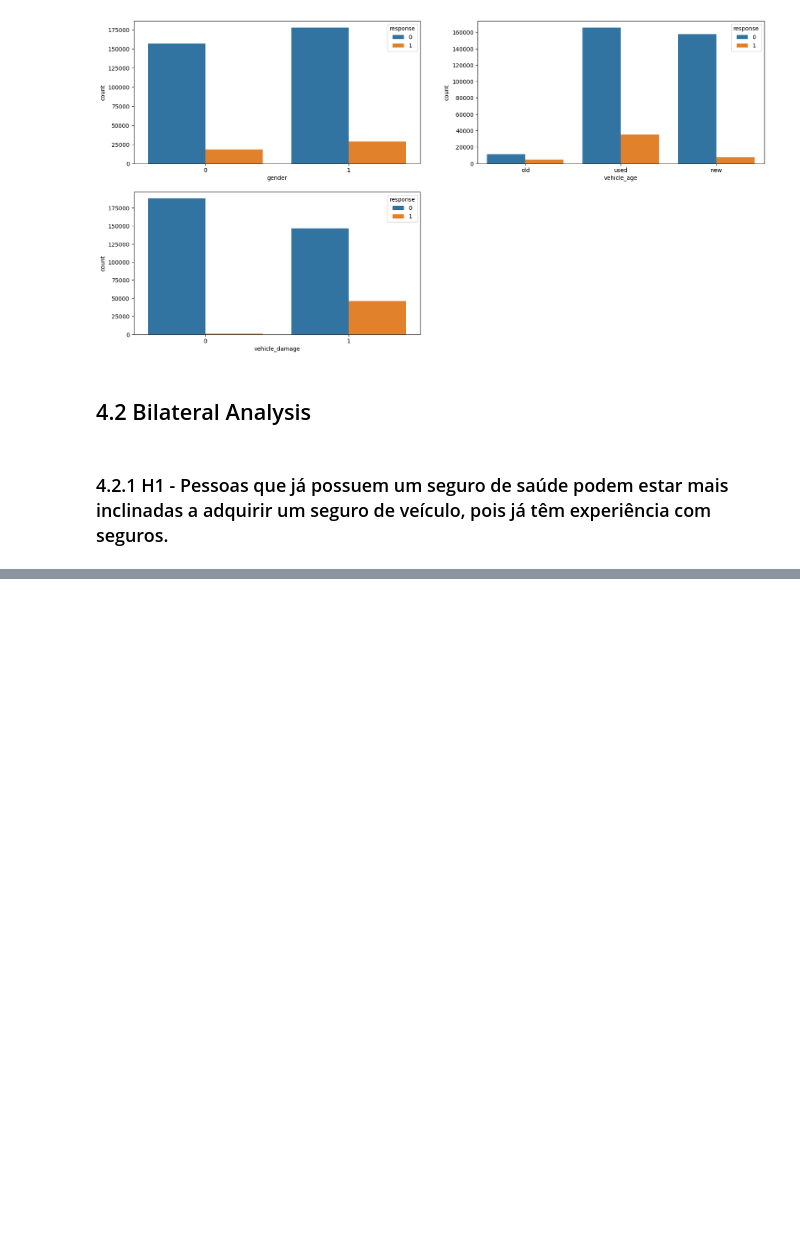
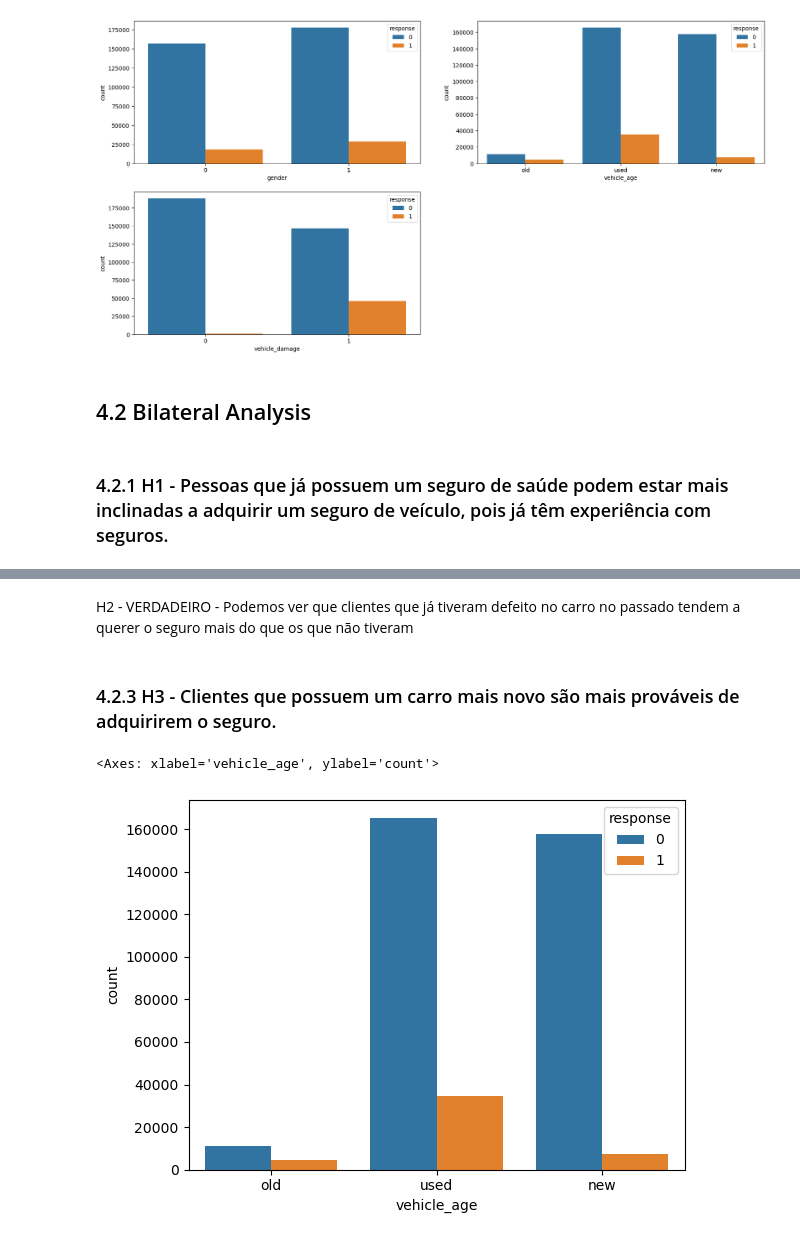
Before and after one commit to EDJR94/pa004_health_insurance, a Jupyter notebook: notebooks/pa004_v1_health_insurance_2.ipynb, the cells around one changed output, grey strips where cells are left out. Saved outputs shown, nothing was run; the diff lists cells and outputs as text; code cells hidden in the pictures; blank space fills up the shorter version.

```diff
--- a/notebooks/pa004_v1_health_insurance_2.ipynb
+++ b/notebooks/pa004_v1_health_insurance_2.ipynb
@@ -234,0 +250,9 @@ sns.countplot(data=df4, x='vehicle_damage', hue='response')
+# %% [markdown]
+H2 - VERDADEIRO - Podemos ver que clientes que já tiveram defeito no carro no passado tendem a querer o seguro mais do que os que não tiveram
+# %% [markdown]
+### 4.2.3 H3 - Clientes que possuem um carro mais novo são mais prováveis de adquirirem o seguro.
+# %%
+sns.countplot(data=df4, x='vehicle_age', hue='response')
+# %% [output]
+<Axes: xlabel='vehicle_age', ylabel='count'>
+[figure, added]
```
Also changed, not shown: parts of 13 cells of this notebook.
